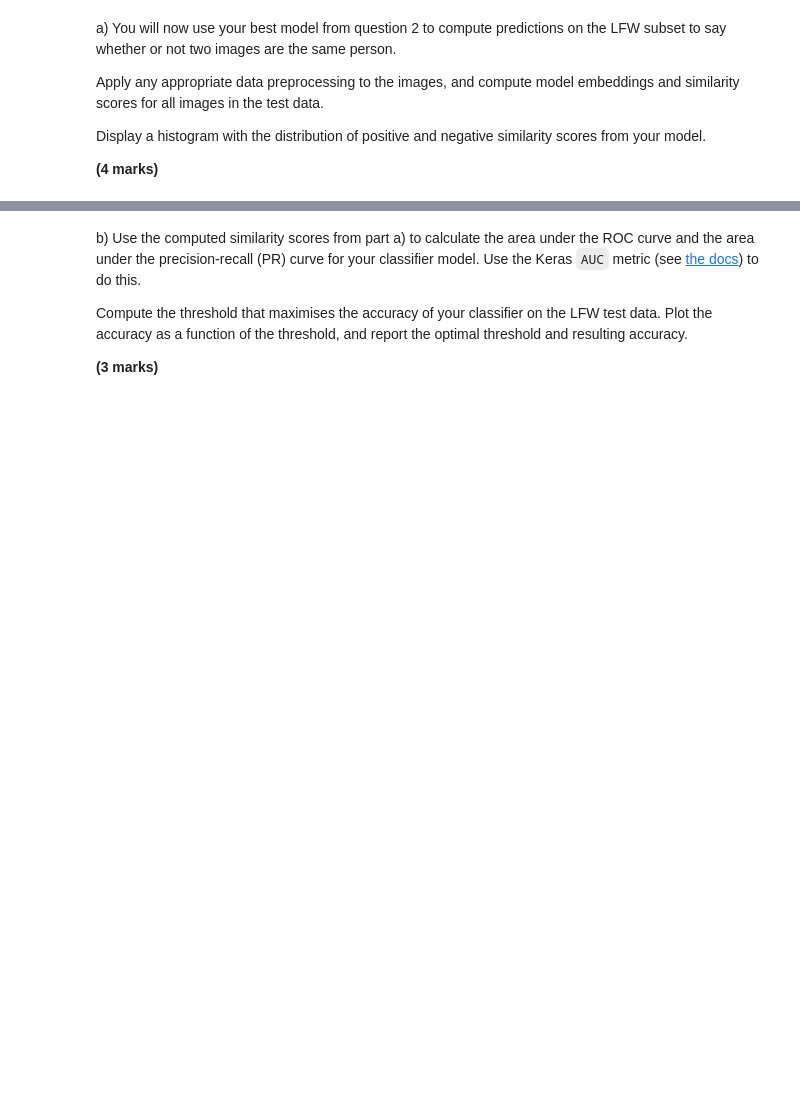
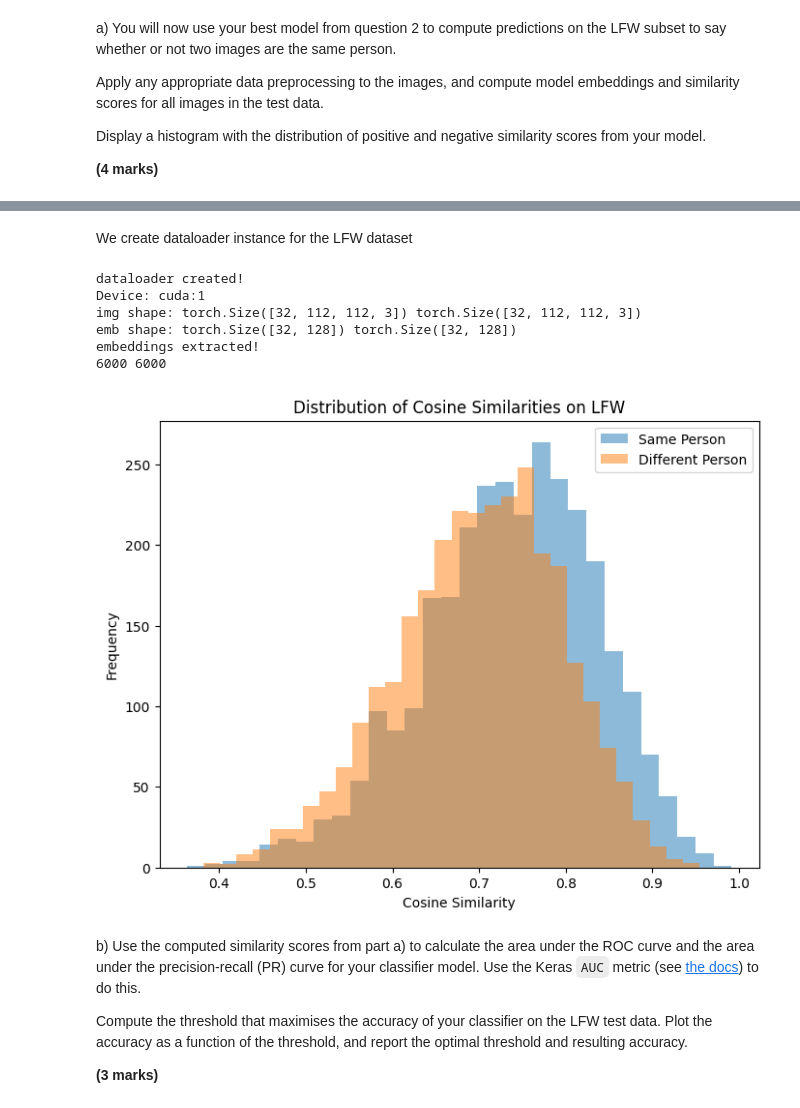
Before and after one commit to JackxTong/DL_TensorFlow_Imperial, a Jupyter notebook: CW1/Summative assessment 1.ipynb, the cells around one changed output, grey strips where cells are left out. Cells and saved outputs as stored; diff of their text form; code cells hidden in the pictures; blank space fills up the shorter version.

Commit message:
update model

```diff
--- a/CW1/Summative assessment 1.ipynb
+++ b/CW1/Summative assessment 1.ipynb
@@ -485,11 +557,3 @@ def circle_loss_torch(anchor_embeddings, positive_embeddings, negative_embedding
     losses = (1.0 / gamma) * torch.log1p(torch.exp(inside_term))  # log1p(x) = log(1 + x)
 
     return losses.mean()
-
-# Example usage
-anchor = F.normalize(torch.randn(1, 5), p=2, dim=1)
-pos = F.normalize(torch.randn(1, 5), p=2, dim=1)
-neg = F.normalize(torch.randn(1, 5), p=2, dim=1)
-
-loss_value = circle_loss_torch(anchor, pos, neg, m=0.25, gamma=64.0)
-print(f"Circle loss = {loss_value.item():.4f}")
@@ -534,0 +725,5 @@ Demonstrate your function is working correctly by applying it to a batch of data
+# %%
+for batch, labels in train_loader:
+    print(batch.shape, 'batch shape')
+    print(labels.shape, 'labels shape')
+    break
@@ -534,0 +737,8 @@ Demonstrate your function is working correctly by applying it to a batch of data
+# %%
+for images, labels in train_loader:
+    triplets = get_triplets(model, (images.to(device), labels.to(device)), margin=1e-5)
+    print(f"Number of triplets: {len(triplets)}")
+    print("Sample triplet:", triplets[0])
+    anchor = triplets[0][0]
+    print(images[anchor].shape) # anchor image shape
+    break
@@ -560,0 +993,2 @@ Display a histogram with the distribution of positive and negative similarity sc
+# %% [markdown]
+We create dataloader instance for the LFW dataset
@@ -561,3 +1098,22 @@ Display a histogram with the distribution of positive and negative similarity sc
+# %%
+batch_size = 32
+dataloader = get_dataloader(pairs, batch_size=batch_size, num_workers=4)
+print('dataloader created!')
+embed1, embed2, labels = extract_embeddings(model, dataloader)
+print('embeddings extracted!')
+print(len(embed1), len(labels))
+# %% [output]
+dataloader created!
+Device: cuda:1
+img shape: torch.Size([32, 112, 112, 3]) torch.Size([32, 112, 112, 3])
+emb shape: torch.Size([32, 128]) torch.Size([32, 128])
+embeddings extracted!
+6000 6000
+# %%
+# Compute similarity and visualize
+similarities = compute_similarity(embed1, embed2, labels)
+# %% [output]
+[figure, added]
 # %% [markdown]
 b) Use the computed similarity scores from part a) to calculate the area under the ROC curve and the area under the precision-recall (PR) curve for your classifier model. Use the Keras `AUC` metric (see [the docs](https://keras.io/api/metrics/classification_metrics/#auc-class)) to do this.
 
```
Also changed, not shown: parts of 31 cells of this notebook, 35 other files.
